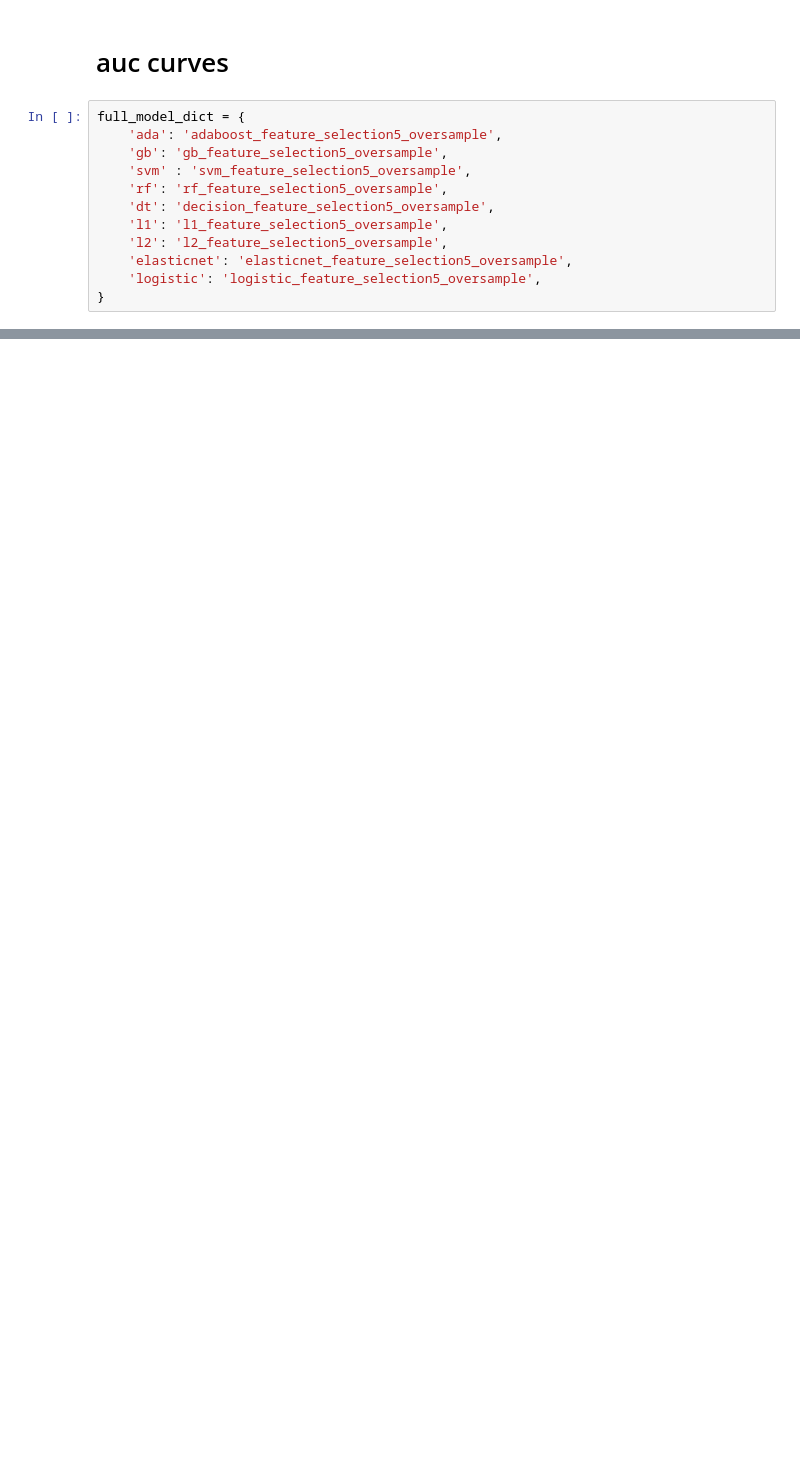
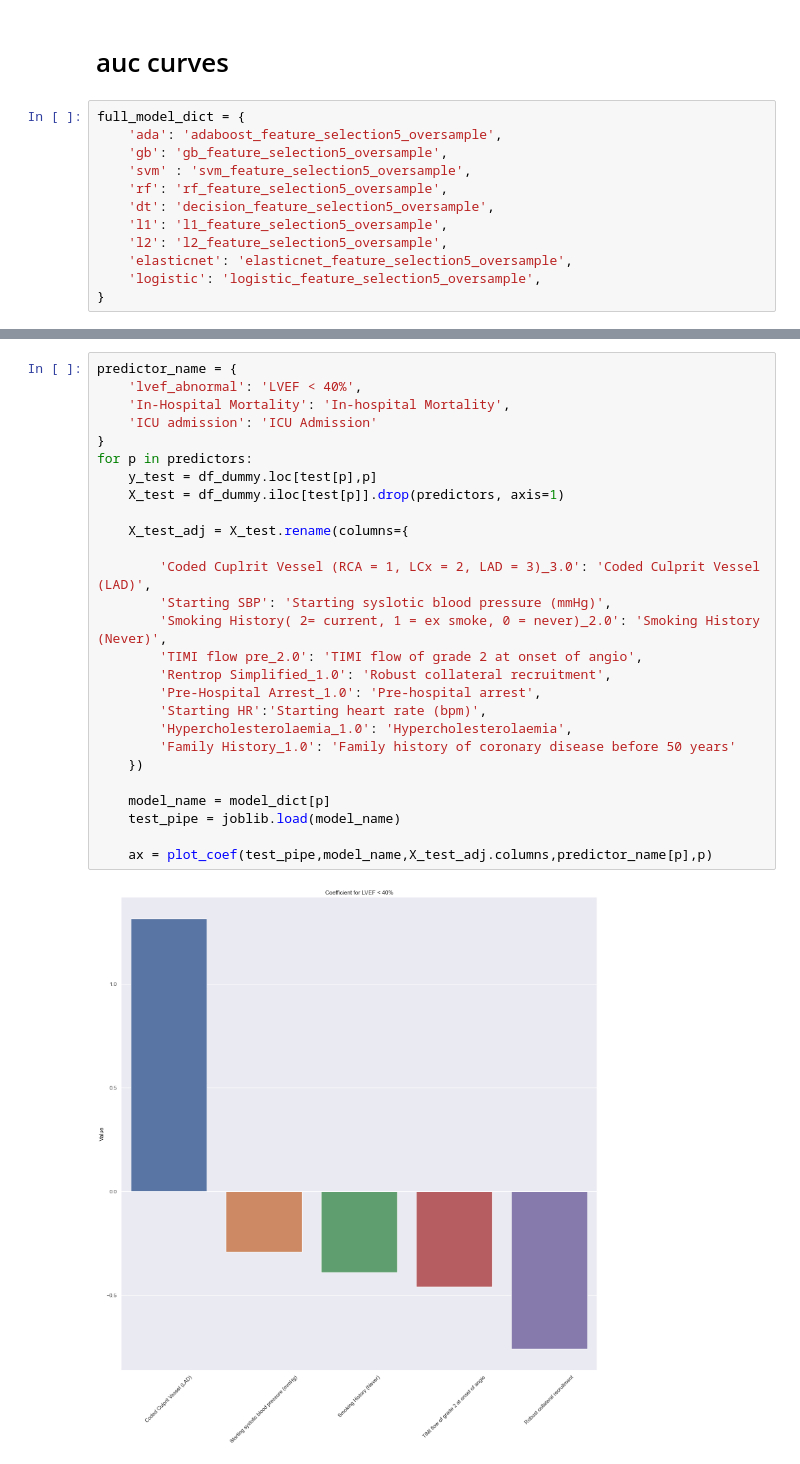
Before and after one commit to harrisonnguyen/stemi_risk_prediction, a Jupyter notebook: figures.ipynb, the cells around one changed output, grey strips where cells are left out. Cells and saved outputs as stored; diff of their text form; blank space fills up the shorter version.

```diff
--- a/figures.ipynb
+++ b/figures.ipynb
@@ -428,0 +455,29 @@ for p in predictors:
+# %%
+predictor_name = {
+    'lvef_abnormal': 'LVEF < 40%',
+    'In-Hospital Mortality': 'In-hospital Mortality',
+    'ICU admission': 'ICU Admission'
+}
+for p in predictors:
+    y_test = df_dummy.loc[test[p],p]
+    X_test = df_dummy.iloc[test[p]].drop(predictors, axis=1)
+
+    X_test_adj = X_test.rename(columns={
+
+        'Coded Cuplrit Vessel (RCA = 1, LCx = 2, LAD = 3)_3.0': 'Coded Culprit Vessel (LAD)',
+        'Starting SBP': 'Starting syslotic blood pressure (mmHg)',
+        'Smoking History( 2= current, 1 = ex smoke, 0 = never)_2.0': 'Smoking History (Never)',
+        'TIMI flow pre_2.0': 'TIMI flow of grade 2 at onset of angio',
+        'Rentrop Simplified_1.0': 'Robust collateral recruitment',
+        'Pre-Hospital Arrest_1.0': 'Pre-hospital arrest',
+        'Starting HR':'Starting heart rate (bpm)',
+        'Hypercholesterolaemia_1.0': 'Hypercholesterolaemia',
+        'Family History_1.0': 'Family history of coronary disease before 50 years'
+    })
+
+    model_name = model_dict[p]
+    test_pipe = joblib.load(model_name)
+
+    ax = plot_coef(test_pipe,model_name,X_test_adj.columns,predictor_name[p],p)
+# %% [output]
+[figure, added]
```
Also changed, not shown: parts of 10 cells of this notebook, 4 other files.
